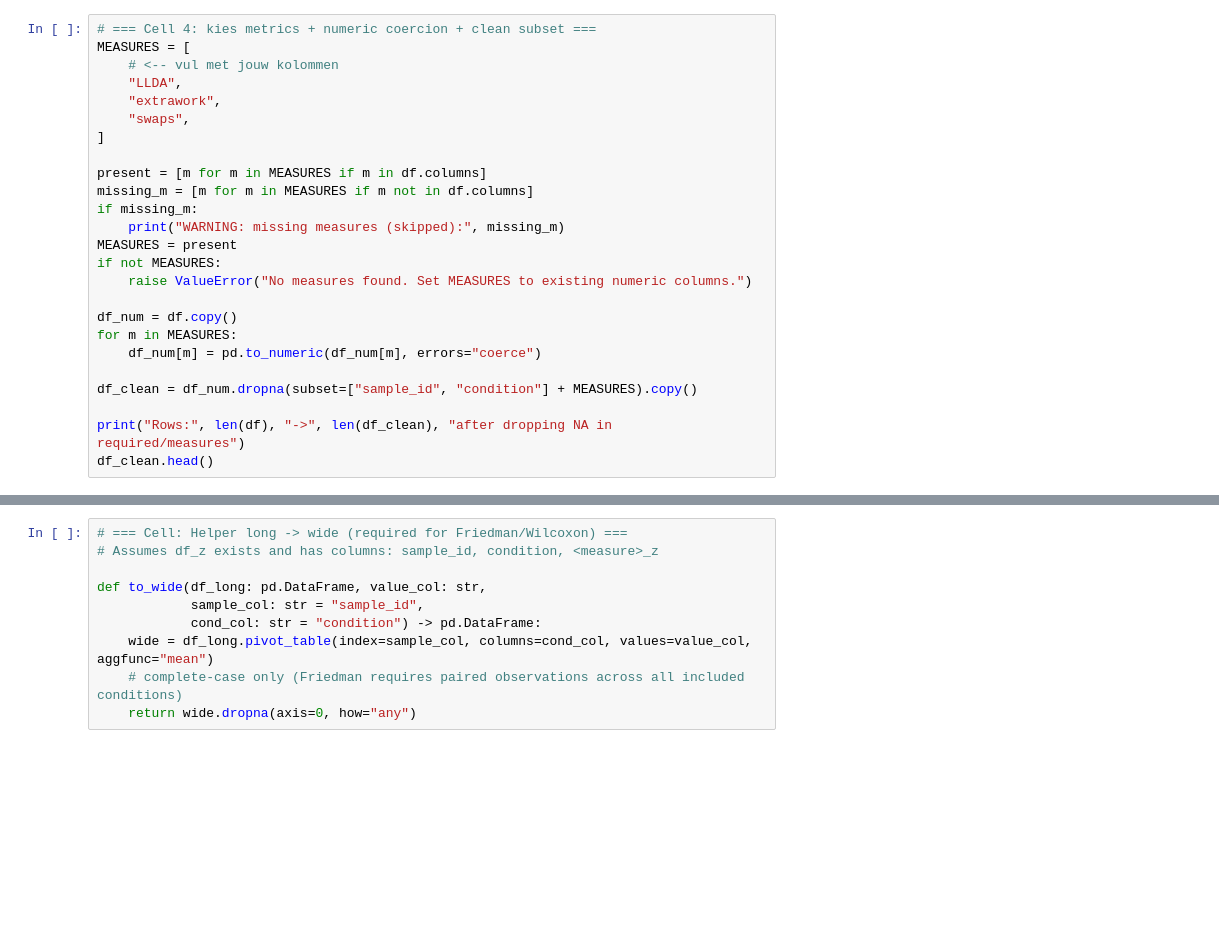
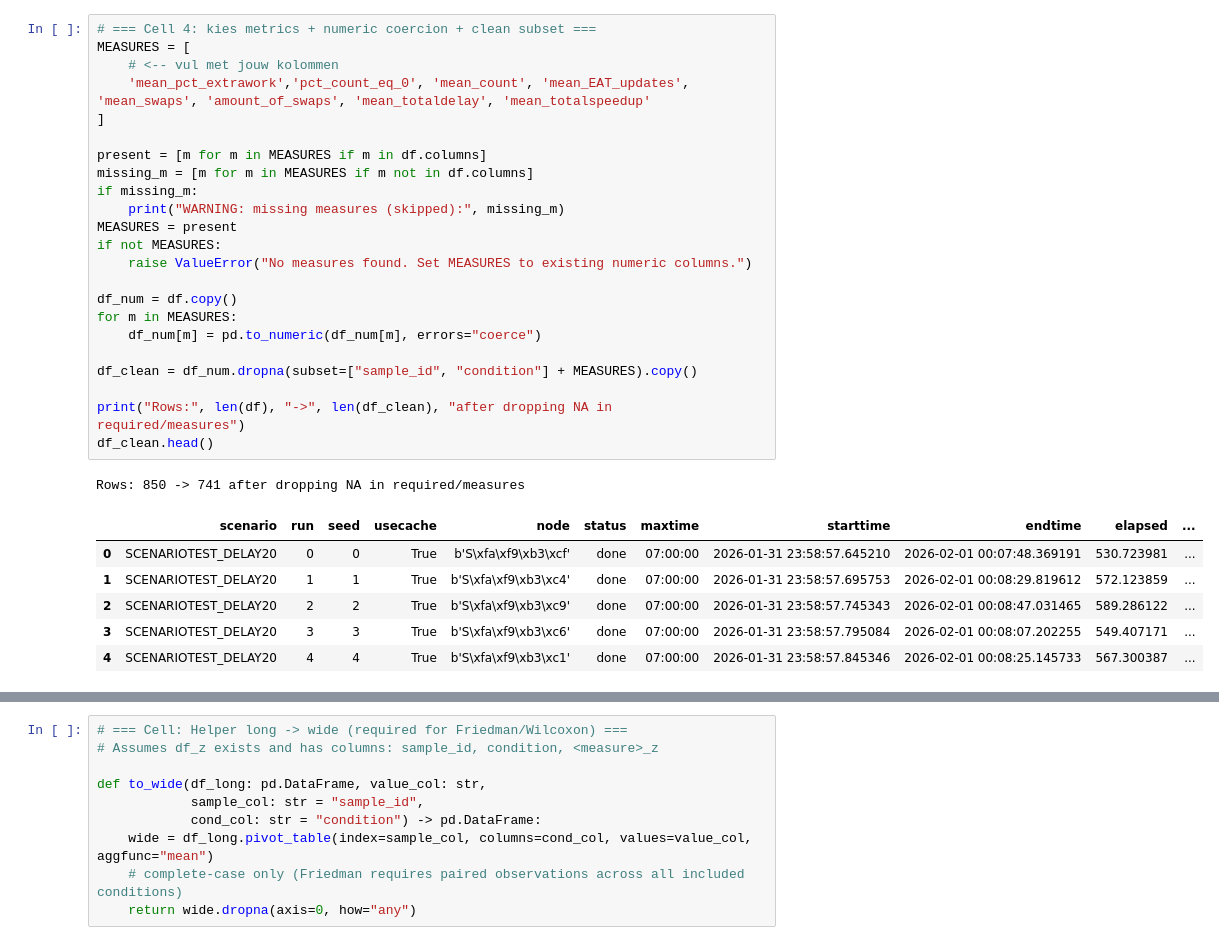
Before and after one commit to Jornvanbeek/bluesky, a Jupyter notebook: bluesky/statistical analysis.ipynb, the cells around one changed output, grey strips where cells are left out. Cells and saved outputs as stored; diff of their text form; blank space fills up the shorter version.

```diff
--- a/bluesky/statistical analysis.ipynb
+++ b/bluesky/statistical analysis.ipynb
@@ -78,28 +190,34 @@ df[required].head()
 # %%
 # === Cell 4: kies metrics + numeric coercion + clean subset ===
 MEASURES = [
     # <-- vul met jouw kolommen
-    "LLDA",
-    "extrawork",
-    "swaps",
+    'mean_pct_extrawork','pct_count_eq_0', 'mean_count', 'mean_EAT_updates', 'mean_swaps', 'amount_of_swaps', 'mean_totaldelay', 'mean_totalspeedup'
 ]
 
 present = [m for m in MEASURES if m in df.columns]
 missing_m = [m for m in MEASURES if m not in df.columns]
 if missing_m:
     print("WARNING: missing measures (skipped):", missing_m)
 MEASURES = present
 if not MEASURES:
     raise ValueError("No measures found. Set MEASURES to existing numeric columns.")
 
 df_num = df.copy()
 for m in MEASURES:
     df_num[m] = pd.to_numeric(df_num[m], errors="coerce")
 
 df_clean = df_num.dropna(subset=["sample_id", "condition"] + MEASURES).copy()
 
 print("Rows:", len(df), "->", len(df_clean), "after dropping NA in required/measures")
 df_clean.head()
+# %% [output]
+Rows: 850 -> 741 after dropping NA in required/measures
+|  | scenario | run | seed | usecache | node | status | maxtime | starttime | endtime | elapsed | ... |
+| 0 | SCENARIOTEST_DELAY20 | 0 | 0 | True | b'S\xfa\xf9\xb3\xcf' | done | 07:00:00 | 2026-01-31 23:58:57.645210 | 2026-02-01 00:07:48.369191 | 530.723981 | ... |
+| 1 | SCENARIOTEST_DELAY20 | 1 | 1 | True | b'S\xfa\xf9\xb3\xc4' | done | 07:00:00 | 2026-01-31 23:58:57.695753 | 2026-02-01 00:08:29.819612 | 572.123859 | ... |
+| 2 | SCENARIOTEST_DELAY20 | 2 | 2 | True | b'S\xfa\xf9\xb3\xc9' | done | 07:00:00 | 2026-01-31 23:58:57.745343 | 2026-02-01 00:08:47.031465 | 589.286122 | ... |
+| 3 | SCENARIOTEST_DELAY20 | 3 | 3 | True | b'S\xfa\xf9\xb3\xc6' | done | 07:00:00 | 2026-01-31 23:58:57.795084 | 2026-02-01 00:08:07.202255 | 549.407171 | ... |
+| 4 | SCENARIOTEST_DELAY20 | 4 | 4 | True | b'S\xfa\xf9\xb3\xc1' | done | 07:00:00 | 2026-01-31 23:58:57.845346 | 2026-02-01 00:08:25.145733 | 567.300387 | ... |
 # %%
 # === Cell: Z-scores per sample (Vanwelsenaere-style) ===
 # Assumes df_clean contains: sample_id, condition, + MEASURES (numeric)
```
Also changed, not shown: parts of 15 cells of this notebook, 40 other files.
